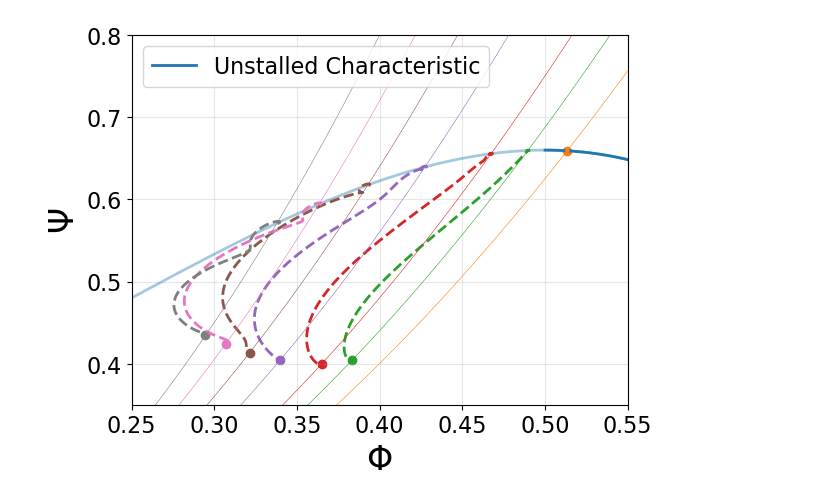
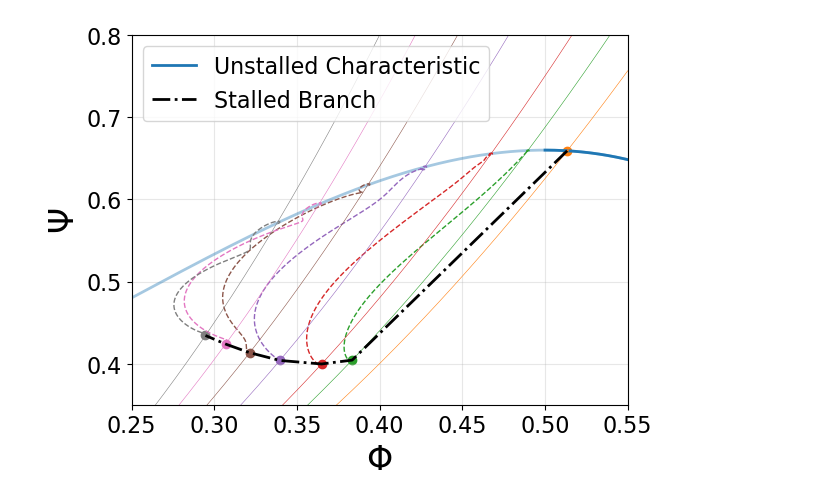
Before and after one commit to Propulsion-Power-TU-Delft/unsflow, a Jupyter notebook: testcases/greitzer/moore_greitzer_cases/stalled_characteristic/PostProcess/main.ipynb, the cells around one changed output. Drawn from its saved outputs; the diff is of its cells as text; code cells hidden in the pictures.

```diff
--- a/testcases/greitzer/moore_greitzer_cases/stalled_characteristic/PostProcess/main.ipynb
+++ b/testcases/greitzer/moore_greitzer_cases/stalled_characteristic/PostProcess/main.ipynb
@@ -21,27 +21,34 @@ for file in files:
         res = pickle.load(f)
     dataset.append(res)
 # %%
+xp, yp = [], []
+
 for ii,data in enumerate(dataset):
     phi = data.phi
     psi_c = data.psi_c
     psi_v = data.psi_v
     sol = data.solutionMooreGreitzer
 
     if ii==0:
         plt.plot(phi[phi>0.5], psi_c[phi>0.5], label='Unstalled Characteristic', lw=2.0)
         plt.plot(phi, psi_c, '-C0', lw=2.0, alpha=0.4)
     plt.plot(phi, psi_v, '-C%i' %(ii+1), lw=0.4)
-    plt.plot(sol[:,1], sol[:,0], '--C%i' %(ii+1), lw=2.0)
+    plt.plot(sol[:,1], sol[:,0], '--C%i' %(ii+1), lw=1.0)
     plt.scatter(sol[-1,1], sol[-1,0], c='C%i' %(ii+1))
+
+    xp.append(sol[-1,1])
+    yp.append(sol[-1,0])
+
+plt.plot(xp, yp, '-.k', lw=2.0, label='Stalled Branch')
 
 
 plt.xlabel(r'$\Phi$')
 plt.ylabel(r'$\Psi$')
 plt.legend()
 # plt.tight_layout()
 plt.grid(alpha=0.3)
 plt.xlim([0.25,0.55])
 plt.ylim([0.35,0.8])
 plt.savefig('mooreGreitzer_trajectory_B_05_stalled_char.pdf', bbox_inches='tight')
 # %% [output]
-[figure, old version]
+[figure, new version]
```
Also changed, not shown: 1 other file.
